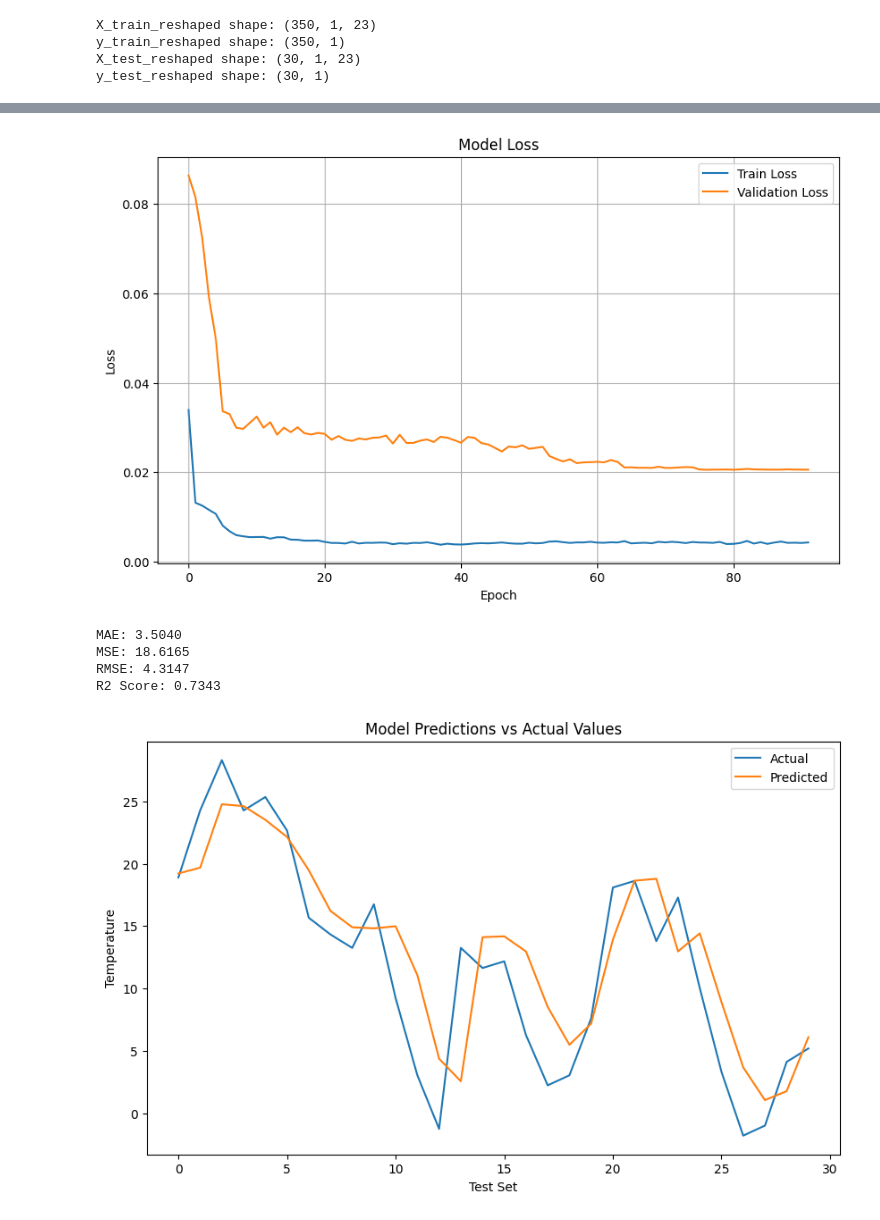
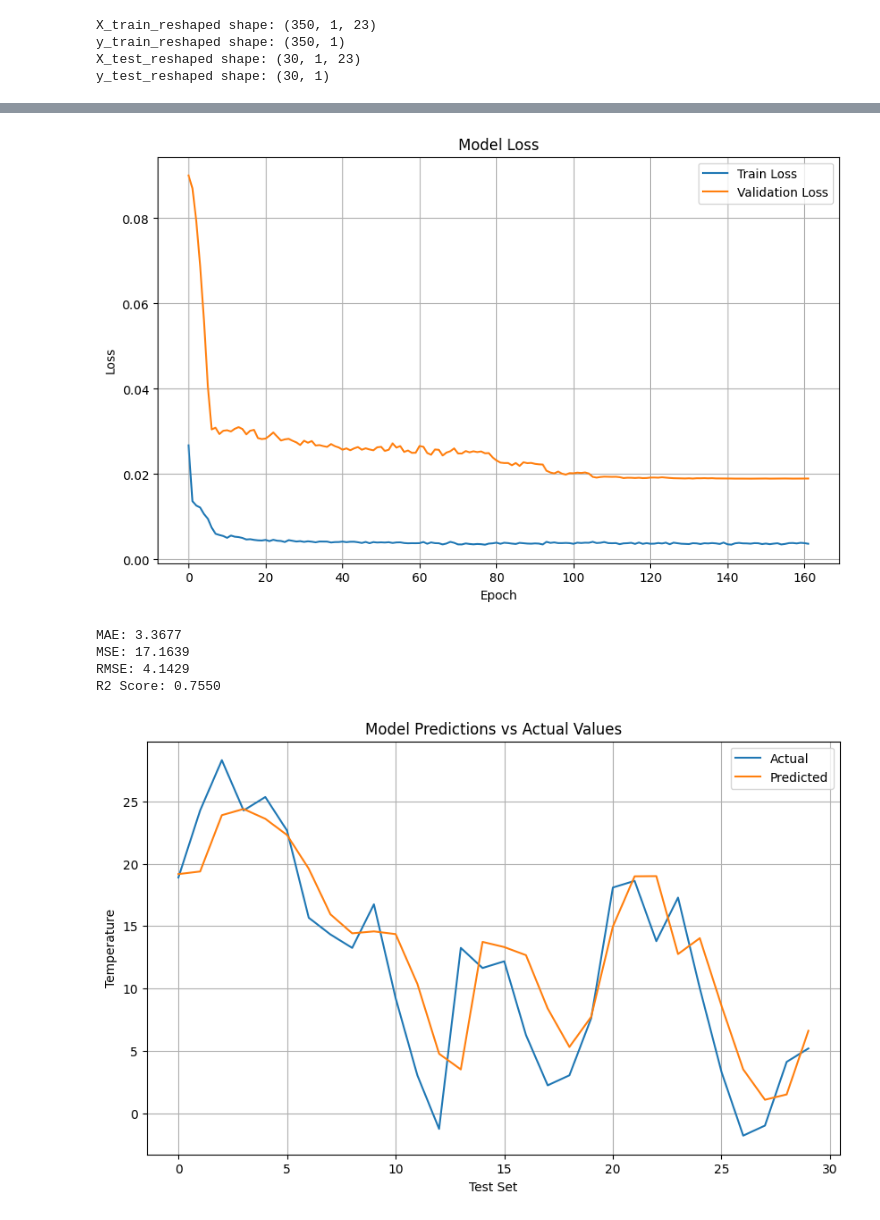
Before and after one commit to longle0702/lstm-predict-paris-temp, a Jupyter notebook: time_series_group_4_torch.ipynb, the cells around one changed output, grey strips where cells are left out. Saved outputs shown, nothing was run; the diff lists cells and outputs as text; code cells hidden in the pictures.

```diff
--- a/time_series_group_4_torch.ipynb
+++ b/time_series_group_4_torch.ipynb
@@ -164,9 +164,9 @@ num_layers = 4
 output_size = 1
 dropout_prob = 0.1
 learning_rate = 0.001
-num_epochs = 100
+num_epochs = 200
 early_stopping_patience = 15
-checkpoint_path = "best_model.pth"
+checkpoint_path = "best_lstm_model_3.pth"
 
 model = LSTMModel(input_size, hidden_size, num_layers, output_size, dropout_prob)
 criterion = nn.MSELoss()
@@ -264,19 +264,20 @@ print(f"MSE: {mse:.4f}")
 print(f"RMSE: {rmse:.4f}")
 print(f"R2 Score: {r2:.4f}")
 # %% [output]
-[figure, old version]
+[figure, new version]
-MAE: 3.5040
-MSE: 18.6165
-RMSE: 4.3147
-R2 Score: 0.7343
+MAE: 3.3677
+MSE: 17.1639
+RMSE: 4.1429
+R2 Score: 0.7550
 # %%
 plt.figure(figsize=(10, 6))
 plt.plot(y_test_actual, label='Actual')
 plt.plot(predictions, label='Predicted')
 plt.legend()
 plt.title("Model Predictions vs Actual Values")
 plt.xlabel("Test Set")
 plt.ylabel("Temperature")
+plt.grid()
 plt.show()
 # %% [output]
-[figure, old version]
+[figure, new version]
```
Also changed, not shown: parts of 2 cells of this notebook, 3 other files.
